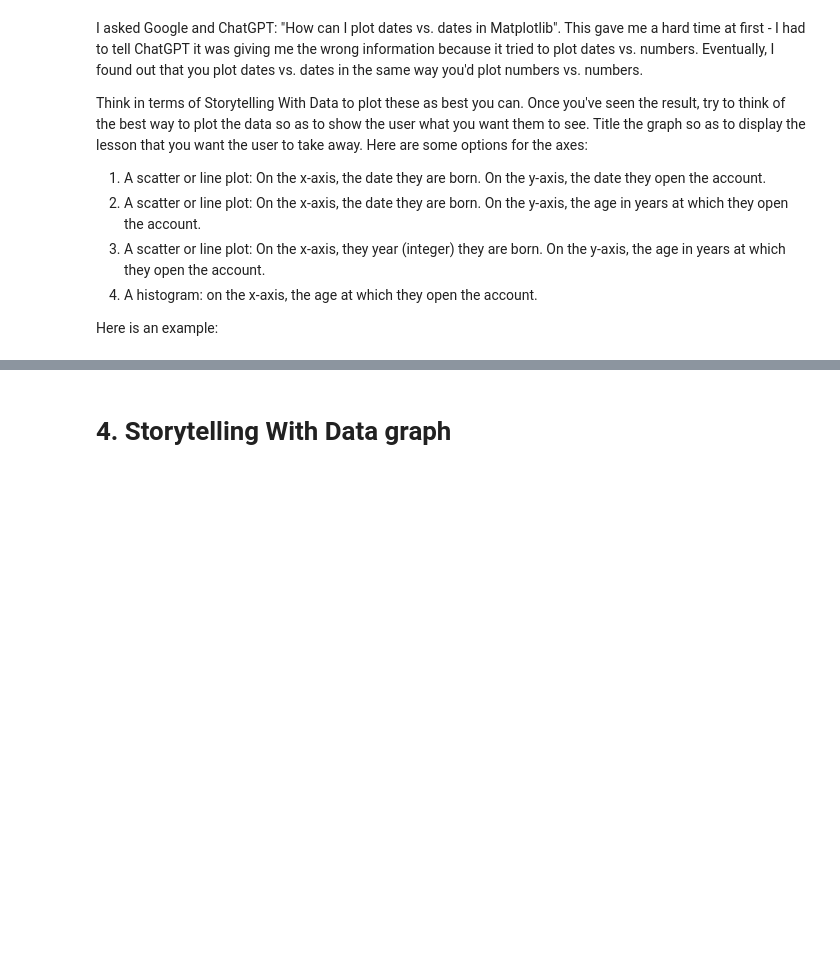
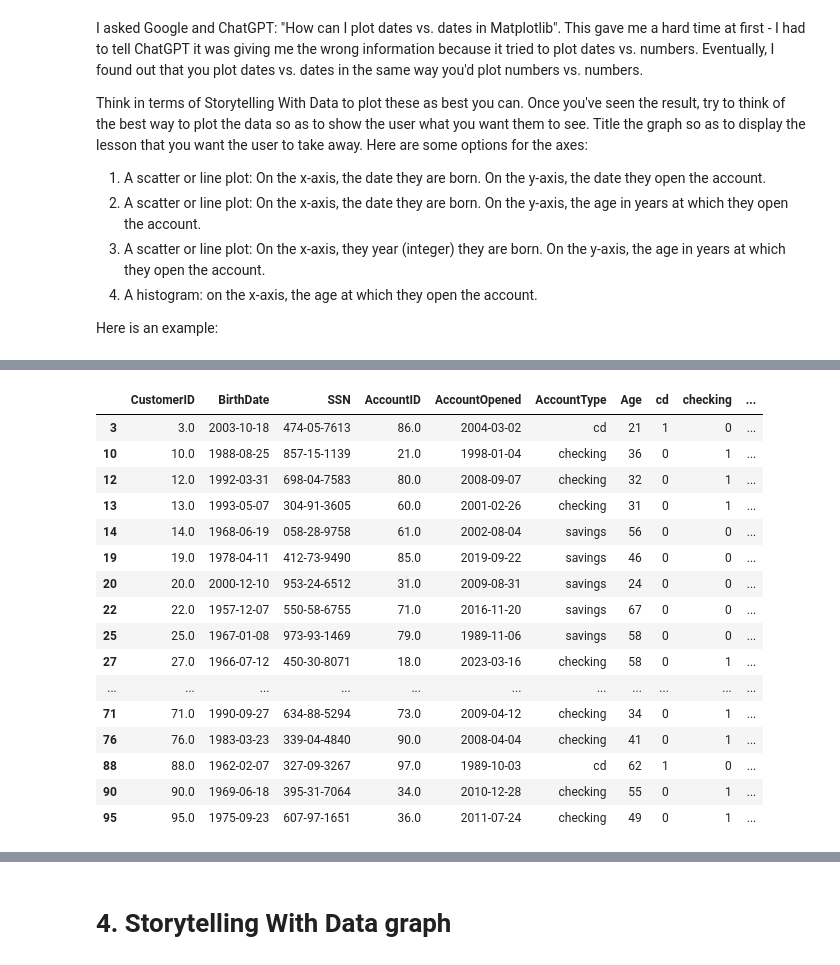
Before and after one commit to mclevel/699---AI-for-leaders, a Jupyter notebook: Week1.ipynb, the cells around one changed output, grey strips where cells are left out. Saved outputs shown, nothing was run; the diff lists cells and outputs as text; code cells hidden in the pictures; blank space fills up the shorter version.

```diff
--- a/Week1.ipynb
+++ b/Week1.ipynb
@@ -505,0 +622,23 @@ ax.set_xlabel("Birth Date") # label the x axis
+# %%
+#MY WORK - Removing error accounts
+df3 = df2[df2["Years Open"] >= 0].copy()
+df3["Age Opened"] = (df3["Age"] - df2["Years Open"])
+df3
+# %% [output]
+|  | CustomerID | BirthDate | SSN | AccountID | AccountOpened | AccountType | Age | cd | checking | ... |
+| 3 | 3.0 | 2003-10-18 | 474-05-7613 | 86.0 | 2004-03-02 | cd | 21 | 1 | 0 | ... |
+| 10 | 10.0 | 1988-08-25 | 857-15-1139 | 21.0 | 1998-01-04 | checking | 36 | 0 | 1 | ... |
+| 12 | 12.0 | 1992-03-31 | 698-04-7583 | 80.0 | 2008-09-07 | checking | 32 | 0 | 1 | ... |
+| 13 | 13.0 | 1993-05-07 | 304-91-3605 | 60.0 | 2001-02-26 | checking | 31 | 0 | 1 | ... |
+| 14 | 14.0 | 1968-06-19 | 058-28-9758 | 61.0 | 2002-08-04 | savings | 56 | 0 | 0 | ... |
+| 19 | 19.0 | 1978-04-11 | 412-73-9490 | 85.0 | 2019-09-22 | savings | 46 | 0 | 0 | ... |
+| 20 | 20.0 | 2000-12-10 | 953-24-6512 | 31.0 | 2009-08-31 | savings | 24 | 0 | 0 | ... |
+| 22 | 22.0 | 1957-12-07 | 550-58-6755 | 71.0 | 2016-11-20 | savings | 67 | 0 | 0 | ... |
+| 25 | 25.0 | 1967-01-08 | 973-93-1469 | 79.0 | 1989-11-06 | savings | 58 | 0 | 0 | ... |
+| 27 | 27.0 | 1966-07-12 | 450-30-8071 | 18.0 | 2023-03-16 | checking | 58 | 0 | 1 | ... |
+| ... | ... | ... | ... | ... | ... | ... | ... | ... | ... | ... |
+| 71 | 71.0 | 1990-09-27 | 634-88-5294 | 73.0 | 2009-04-12 | checking | 34 | 0 | 1 | ... |
+| 76 | 76.0 | 1983-03-23 | 339-04-4840 | 90.0 | 2008-04-04 | checking | 41 | 0 | 1 | ... |
+| 88 | 88.0 | 1962-02-07 | 327-09-3267 | 97.0 | 1989-10-03 | cd | 62 | 1 | 0 | ... |
+| 90 | 90.0 | 1969-06-18 | 395-31-7064 | 34.0 | 2010-12-28 | checking | 55 | 0 | 1 | ... |
+| 95 | 95.0 | 1975-09-23 | 607-97-1651 | 36.0 | 2011-07-24 | checking | 49 | 0 | 1 | ... |
```
Also changed, not shown: parts of 20 cells of this notebook.
